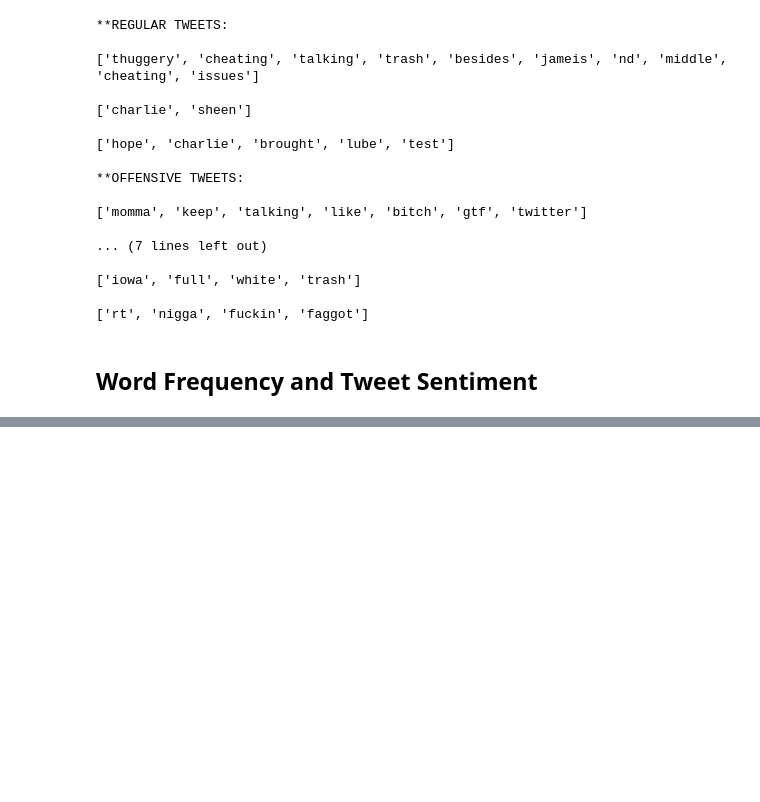
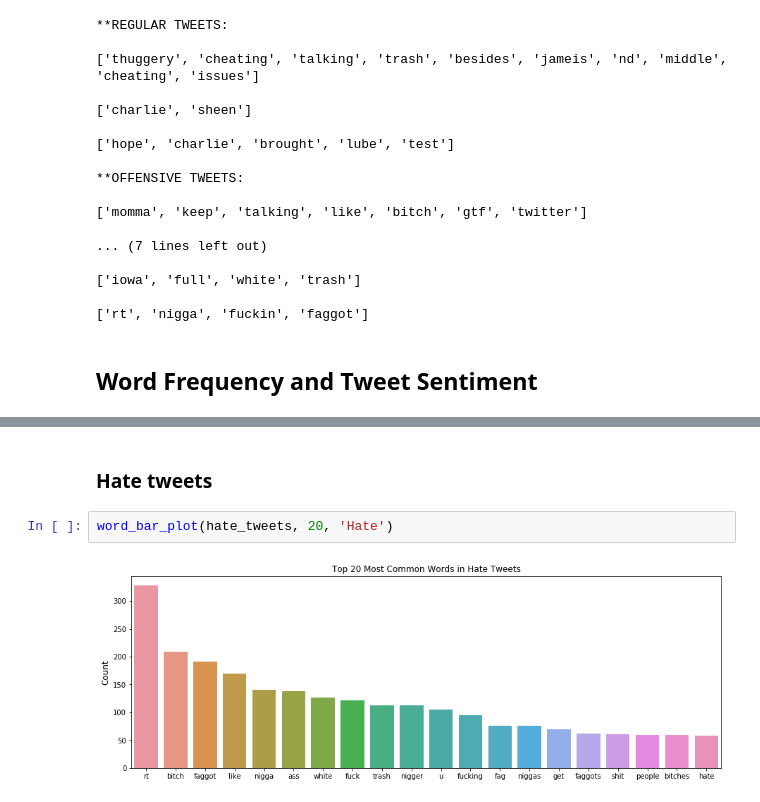
Before and after one commit to marty-vanhoof/Hate_Speech_Detection_with_Machine_Learning, a Jupyter notebook: cleaning_analysis_modelling.ipynb, the cells around one changed output, grey strips where cells are left out. Drawn from its saved outputs; the diff is of its cells as text; blank space fills up the shorter version.

```diff
--- a/cleaning_analysis_modelling.ipynb
+++ b/cleaning_analysis_modelling.ipynb
@@ -285,0 +285,7 @@ plt.title('Word Frequency in Hate Tweets');
+# %% [markdown]
+<a id="hate_count"></a>
+### Hate tweets
+# %%
+word_bar_plot(hate_tweets, 20, 'Hate')
+# %% [output]
+[figure, added]
```
Also changed, not shown: parts of 8 cells of this notebook.
